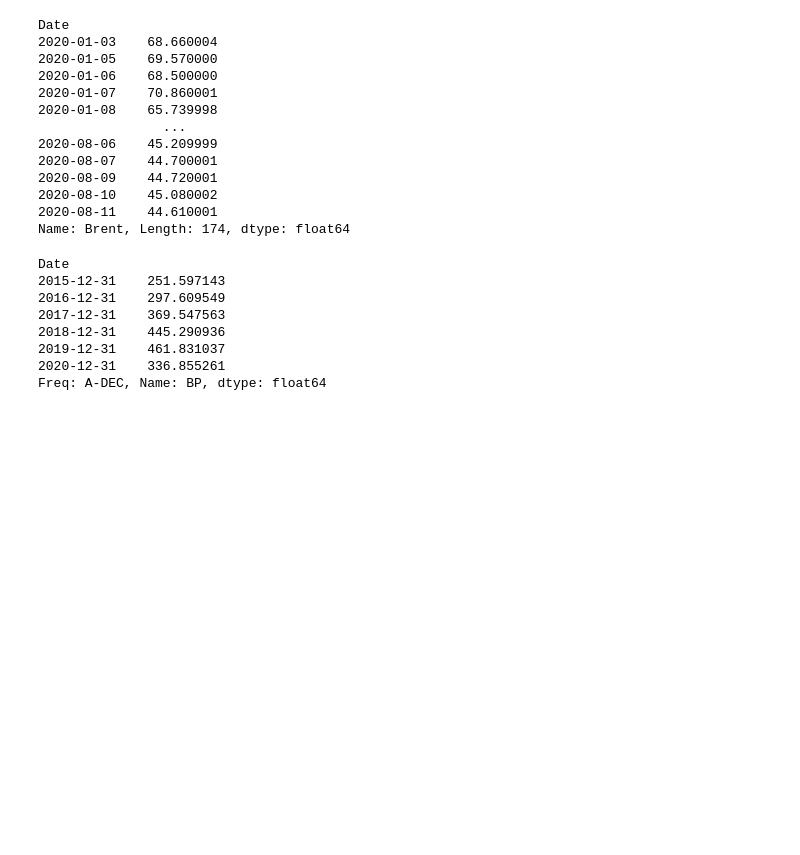
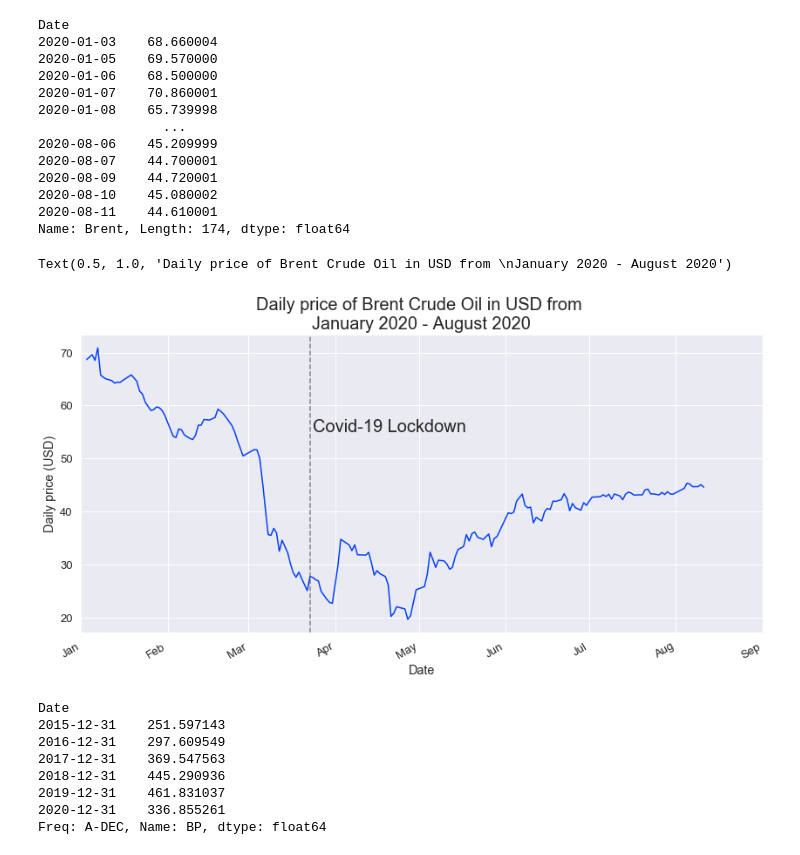
Before and after one commit to abbielms/Big_Data_Challenge_2020, a Jupyter notebook: Big_Data_Challenge_2020.ipynb, the cells around one changed output. Cells and saved outputs as stored; diff of their text form; code cells hidden in the pictures; blank space fills up the shorter version.

Commit message:
Add brent oil graph to Q3

```diff
--- a/Big_Data_Challenge_2020.ipynb
+++ b/Big_Data_Challenge_2020.ipynb
@@ -609,21 +609,27 @@ Name: Brent, Length: 174, dtype: float64
 # %%
 # Create a plot of the daily price of brent crude oil
 
 sns.set(font_scale=1.2)
 sns.set_palette('bright')
 
-stocks_BP.plot(figsize=(14, 7))
+brent.plot(figsize=(14, 7))
 
 plt.xlabel('Date')
-plt.ylabel('Stock value (GBX)')
+plt.ylabel('Daily price (USD)')
 
-plt.xlim([datetime.date(2015, 8, 13), datetime.date(2021, 1, 1)])
-plt.ylim(0, 525)
+plt.xlim([datetime.date(2020, 1, 1), datetime.date(2020, 9, 1)])
+
+positions = (datetime.date(2020, 1, 1), datetime.date(2020, 2, 1), datetime.date(2020, 3, 1), datetime.date(2020, 4, 1), datetime.date(2020, 5, 1), datetime.date(2020, 6, 1), datetime.date(2020, 7, 1), datetime.date(2020, 8, 1), datetime.date(2020, 9, 1))
+labels = ('Jan', 'Feb', 'Mar', 'Apr', 'May', 'Jun', 'Jul', 'Aug', 'Sep')
+plt.xticks(positions, labels)
 
 plt.axvline(datetime.date(2020, 3, 23), color='k', linestyle='--', alpha=0.5)
-plt.annotate('Covid-19 Lockdown', xy=(datetime.date(2019, 3, 23), 1), xytext=(datetime.date(2018, 12, 20), 150), fontsize=20)
+plt.annotate('Covid-19 Lockdown', xy=(datetime.date(2020, 3, 24), 55), fontsize=20)
 
-plt.title('BP Stock Values from\n August 2015 - August 2020', fontsize=20)
+plt.title('Daily price of Brent Crude Oil in USD from \nJanuary 2020 - August 2020', fontsize=20)
+# %% [output]
+Text(0.5, 1.0, 'Daily price of Brent Crude Oil in USD from \nJanuary 2020 - August 2020')
+[figure, added]
 # %%
 # Group the BP data by year, and take the mean for each group (i.e. each year)
 
```
Also changed, not shown: parts of 2 cells of this notebook.
